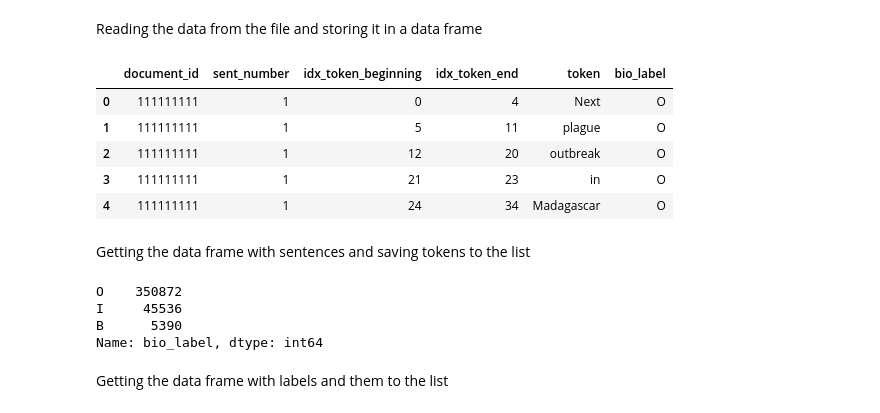
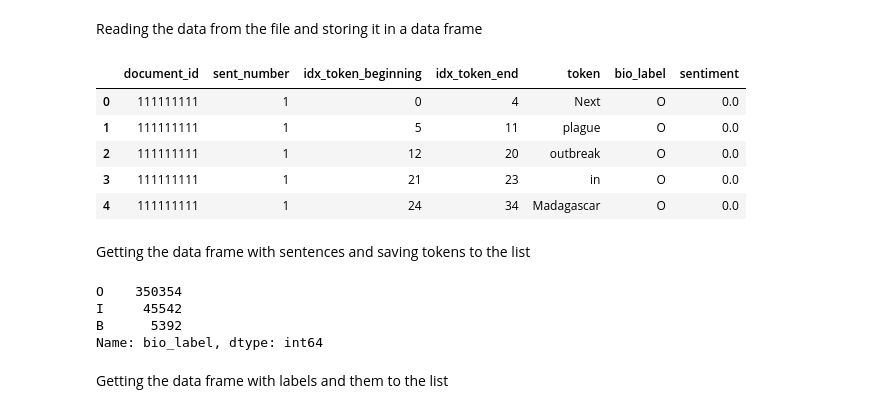
Before and after one commit to cicl-iscl/CyberWallE-propaganda-detection, a Jupyter notebook: models/baseline_lstm.ipynb, the cells around one changed output. Saved outputs shown, nothing was run; the diff lists cells and outputs as text; code cells hidden in the pictures.

Commit message:
SentiWords features

```diff
--- a/models/baseline_lstm.ipynb
+++ b/models/baseline_lstm.ipynb
@@ -40,12 +40,16 @@ We recommend you upgrade now or ensure your notebook will continue to use Tensor
 class InputType(Enum):
     BASELINE = 1
     IMPROVED = 2
-    BASELINE_FIFTY = 3
-    BASELINE_TWENTY = 4
+    BASELINE_TWENTY = 3
+    BASELINE_FOURTY = 4
+    BASELINE_FIFTY = 5
+    IMPROVED_SENTIMENT = 6
 # %% [markdown]
 # Config
 # %%
-input_type = InputType.BASELINE
+# input_type = InputType.BASELINE
+input_type = InputType.IMPROVED_SENTIMENT
+add_sentiment_features = True
 
 EMBEDDING_DIM = 100
 batch_size = 128
@@ -55,12 +59,11 @@ epochs = 15
 
 N_CLASSES = 2
 # N_CLASSES = 3
-# The number of class weights has to depend on the number of classes.
 # class_weighting = False
 class_weighting = True
 o_weight = 1.0
-i_weight = 7.5
-b_weight = 7.5
+i_weight = 6.5
+b_weight = 6.5
 
 test_split = False
 # %% [markdown]
@@ -71,32 +74,42 @@ Deciding on the data preprocessing type
 Reading the data from the file and storing it in a data frame
 # %%
 if input_type == InputType.IMPROVED:
-  train_url = 'https://raw.githubusercontent.com/cicl-iscl/CyberWallE/master/data/train-data-bio-improved.tsv?token=AD7GEDJXECH44VAMQAIRA7S54WBLU'
+  train_url = 'https://raw.githubusercontent.com/cicl-iscl/CyberWallE/master/data/train-data-bio-improved.tsv?token=AD7GEDJSZEXG4DJTXIDCSY2542WA4'
 elif input_type == InputType.BASELINE:
   train_url = 'https://raw.githubusercontent.com/cicl-iscl/CyberWallE/master/data/train-data-bio-baseline.tsv?token=AF75TYYBV4BIFHV3R5VNB2C537DZO'
 elif input_type == InputType.BASELINE_FIFTY:
   train_url = 'https://raw.githubusercontent.com/cicl-iscl/CyberWallE/master/data/train-data-bio-baseline-50.tsv?token=AD7GEDL2V5JNNRXKNTPVGAC54WIEQ'
 elif input_type == InputType.BASELINE_TWENTY:
   # Uploaded this as a temp file to this colab project
   train_url = '/content/train-data-bio-baseline-20.tsv'
+elif input_type == InputType.BASELINE_FOURTY:
+  # Uploaded this as a temp file to this colab project
+  train_url = '/content/train-data-bio-baseline-40.tsv'
+elif input_type == InputType.IMPROVED_SENTIMENT:
+  # Uploaded this as a temp file to this colab project
+  train_url = '/content/train-data-bio-improved-sentiment.tsv'
 
-train_df = pd.read_csv(train_url, sep='\t',names=["document_id", "sent_number","idx_token_beginning", "idx_token_end", "token", "bio_label"], quoting = 3)
+names = ["document_id", "sent_number","idx_token_beginning", "idx_token_end", "token", "bio_label"]
+if add_sentiment_features:
+  names.append("sentiment")
+
+train_df = pd.read_csv(train_url, sep='\t',names=names, quoting = 3)
 train_df.head()
 # %% [output]
-|  | document_id | sent_number | idx_token_beginning | idx_token_end | token | bio_label |
-| 0 | 111111111 | 1 | 0 | 4 | Next | O |
-| 1 | 111111111 | 1 | 5 | 11 | plague | O |
-| 2 | 111111111 | 1 | 12 | 20 | outbreak | O |
-| 3 | 111111111 | 1 | 21 | 23 | in | O |
-| 4 | 111111111 | 1 | 24 | 34 | Madagascar | O |
+|  | document_id | sent_number | idx_token_beginning | idx_token_end | token | bio_label | sentiment |
+| 0 | 111111111 | 1 | 0 | 4 | Next | O | 0.0 |
+| 1 | 111111111 | 1 | 5 | 11 | plague | O | 0.0 |
+| 2 | 111111111 | 1 | 12 | 20 | outbreak | O | 0.0 |
+| 3 | 111111111 | 1 | 21 | 23 | in | O | 0.0 |
+| 4 | 111111111 | 1 | 24 | 34 | Madagascar | O | 0.0 |
 # %% [markdown]
 Getting the data frame with sentences and saving tokens to the list
 # %%
 print(train_df["bio_label"].value_counts())
 # %% [output]
-O    350872
-I     45536
-B      5390
+O    350354
+I     45542
+B      5392
 Name: bio_label, dtype: int64
 # %%
 def get_sentence_list(input_df):
```
Also changed, not shown: parts of 15 cells of this notebook, 2 other files.
